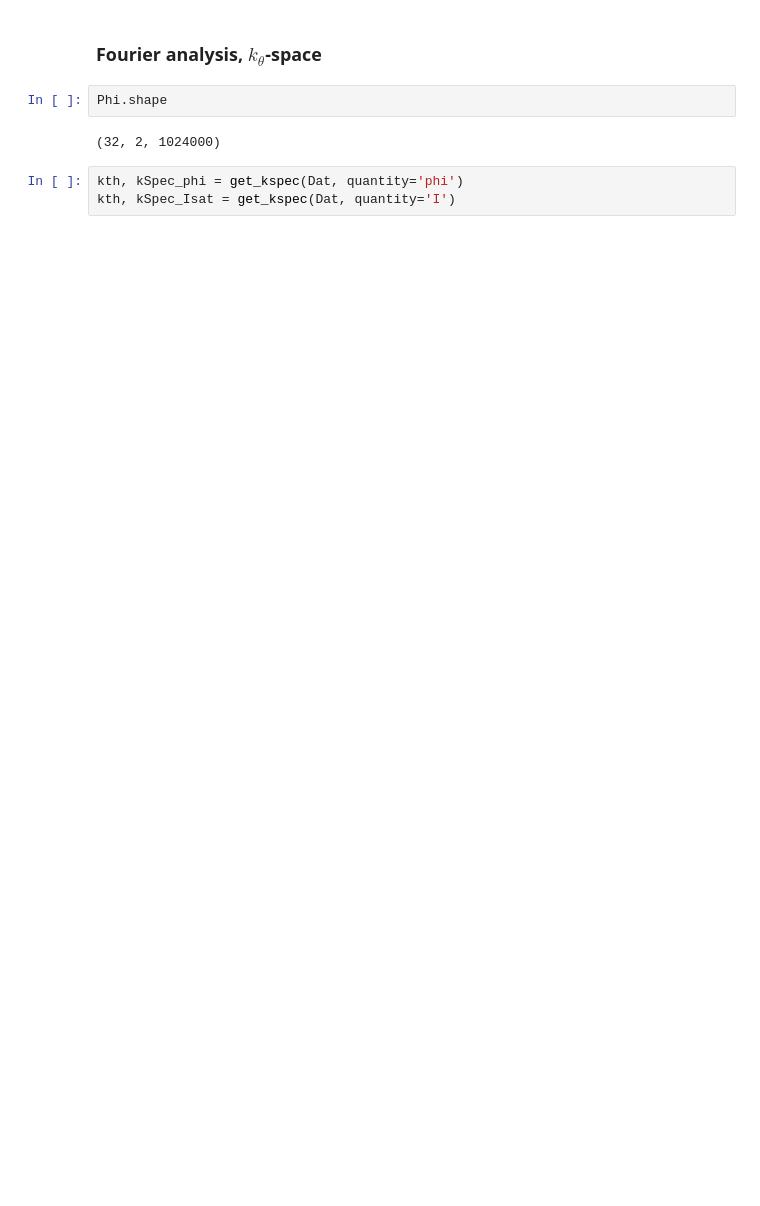
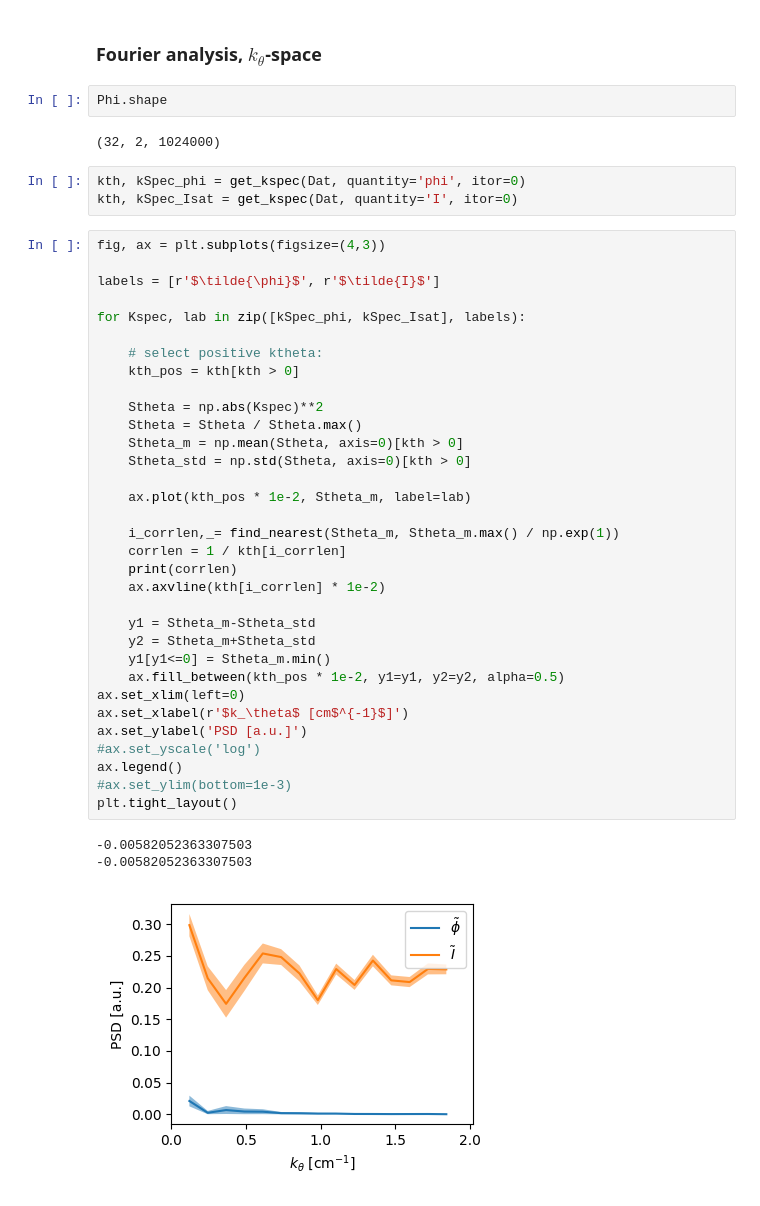
Before and after one commit to SaschaRienaecker/TJ-K, a Jupyter notebook: notebooks/poloidal_sascha.ipynb, the cells around one changed output. Cells and saved outputs as stored; diff of their text form; blank space fills up the shorter version.

```diff
--- a/notebooks/poloidal_sascha.ipynb
+++ b/notebooks/poloidal_sascha.ipynb
@@ -165,6 +164,43 @@ Phi.shape
 # %% [output]
 (32, 2, 1024000)
 # %%
-kth, kSpec_phi = get_kspec(Dat, quantity='phi')
-kth, kSpec_Isat = get_kspec(Dat, quantity='I')
+kth, kSpec_phi = get_kspec(Dat, quantity='phi', itor=0)
+kth, kSpec_Isat = get_kspec(Dat, quantity='I', itor=0)
+# %%
+fig, ax = plt.subplots(figsize=(4,3))
+
+labels = [r'$\tilde{\phi}$', r'$\tilde{I}$']
+
+for Kspec, lab in zip([kSpec_phi, kSpec_Isat], labels):
+
+    # select positive ktheta:
+    kth_pos = kth[kth > 0]
+
+    Stheta = np.abs(Kspec)**2
+    Stheta = Stheta / Stheta.max()
+    Stheta_m = np.mean(Stheta, axis=0)[kth > 0]
+    Stheta_std = np.std(Stheta, axis=0)[kth > 0]
+
+    ax.plot(kth_pos * 1e-2, Stheta_m, label=lab)
+
+    i_corrlen,_= find_nearest(Stheta_m, Stheta_m.max() / np.exp(1))
+    corrlen = 1 / kth[i_corrlen]
+    print(corrlen)
+    ax.axvline(kth[i_corrlen] * 1e-2)
+
+    y1 = Stheta_m-Stheta_std
+    y2 = Stheta_m+Stheta_std
+    y1[y1<=0] = Stheta_m.min()
+    ax.fill_between(kth_pos * 1e-2, y1=y1, y2=y2, alpha=0.5)
+ax.set_xlim(left=0)
+ax.set_xlabel(r'$k_\theta$ [cm$^{-1}$]')
+ax.set_ylabel('PSD [a.u.]')
+#ax.set_yscale('log')
+ax.legend()
+#ax.set_ylim(bottom=1e-3)
+plt.tight_layout()
+# %% [output]
+-0.00582052363307503
+-0.00582052363307503
+[figure, added]
 # %%
```
Also changed, not shown: parts of 14 cells of this notebook, 1 other file.
